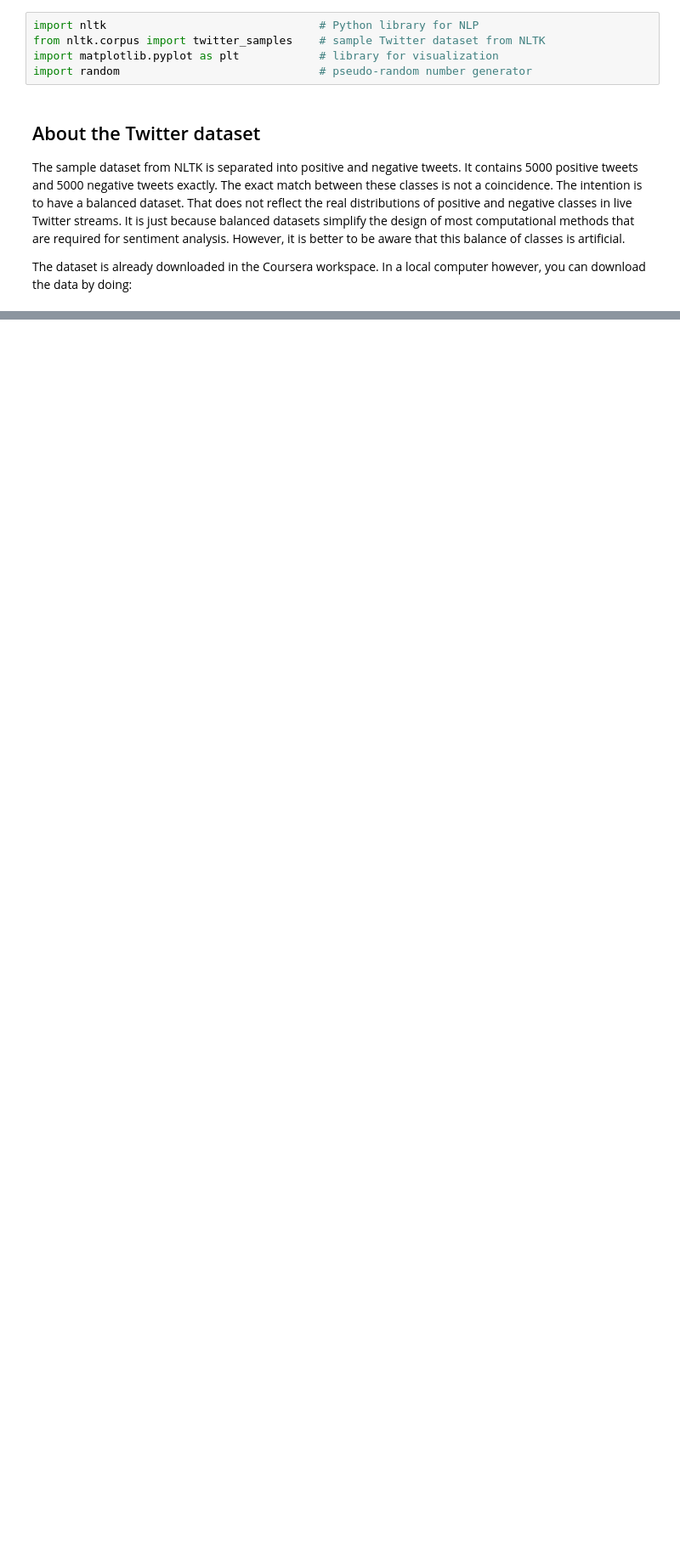
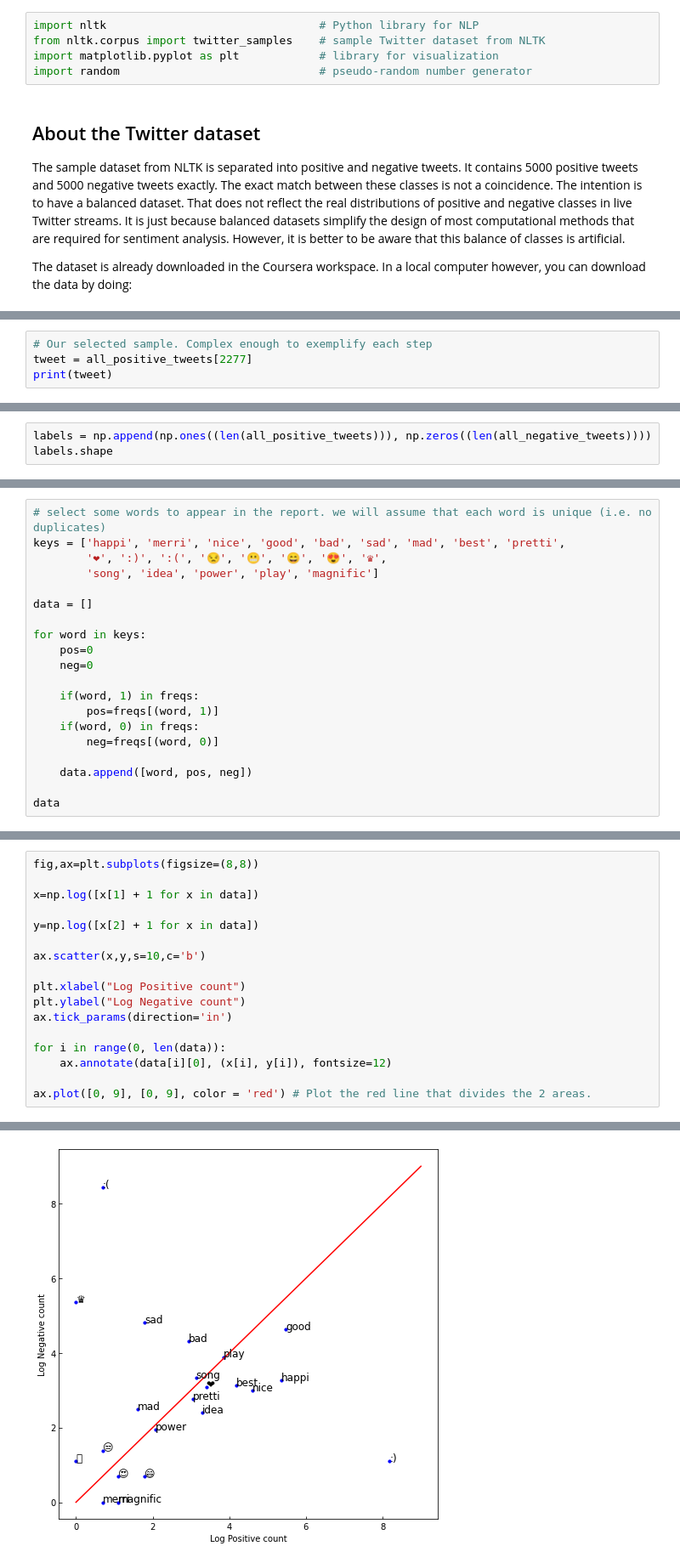
Before and after one commit to QiuSYang/deep-learning-study, a Jupyter notebook: ai_deep_learning_course_study/deeplearning_ai_nlp/nlp_classification_vector_spaces/Sentiment_Analysis_Logistic_Regression.ipynb, the cells around one changed output, grey strips where cells are left out. Shown at 85% size. Drawn from its saved outputs; the diff is of its cells as text; blank space fills up the shorter version.

```diff
--- a/ai_deep_learning_course_study/deeplearning_ai_nlp/nlp_classification_vector_spaces/Sentiment_Analysis_Logistic_Regression.ipynb
+++ b/ai_deep_learning_course_study/deeplearning_ai_nlp/nlp_classification_vector_spaces/Sentiment_Analysis_Logistic_Regression.ipynb
@@ -41,0 +106,4 @@ LookupError:
+# %%
+# Our selected sample. Complex enough to exemplify each step
+tweet = all_positive_tweets[2277]
+print(tweet)
@@ -41,0 +345,3 @@ LookupError:
+# %%
+labels = np.append(np.ones((len(all_positive_tweets))), np.zeros((len(all_negative_tweets))))
+labels.shape
@@ -41,0 +413,20 @@ LookupError:
+# %%
+# select some words to appear in the report. we will assume that each word is unique (i.e. no duplicates)
+keys = ['happi', 'merri', 'nice', 'good', 'bad', 'sad', 'mad', 'best', 'pretti',
+        '❤', ':)', ':(', '😒', '😬', '😄', '😍', '♛',
+        'song', 'idea', 'power', 'play', 'magnific']
+
+data = []
+
+for word in keys:
+    pos=0
+    neg=0
+
+    if(word, 1) in freqs:
+        pos=freqs[(word, 1)]
+    if(word, 0) in freqs:
+        neg=freqs[(word, 0)]
+
+    data.append([word, pos, neg])
+
+data
@@ -41,0 +453,18 @@ LookupError:
+# %%
+fig,ax=plt.subplots(figsize=(8,8))
+
+x=np.log([x[1] + 1 for x in data])
+
+y=np.log([x[2] + 1 for x in data])
+
+ax.scatter(x,y,s=10,c='b')
+
+plt.xlabel("Log Positive count")
+plt.ylabel("Log Negative count")
+ax.tick_params(direction='in')
+
+for i in range(0, len(data)):
+    ax.annotate(data[i][0], (x[i], y[i]), fontsize=12)
+
+ax.plot([0, 9], [0, 9], color = 'red') # Plot the red line that divides the 2 areas.
+# %% [output]
@@ -41,0 +472 @@ LookupError:
+[figure, added]
```
Also changed, not shown: parts of 84 cells of this notebook, 1 other file.
